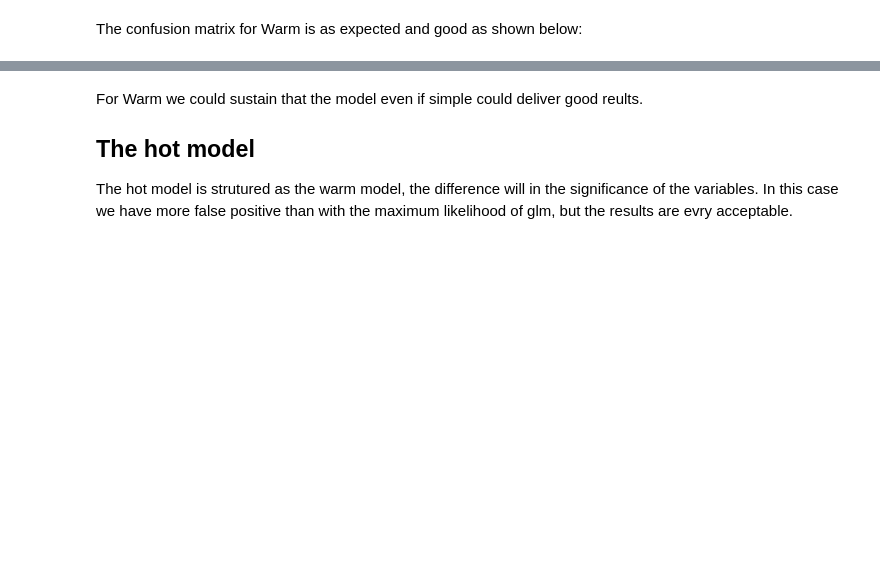
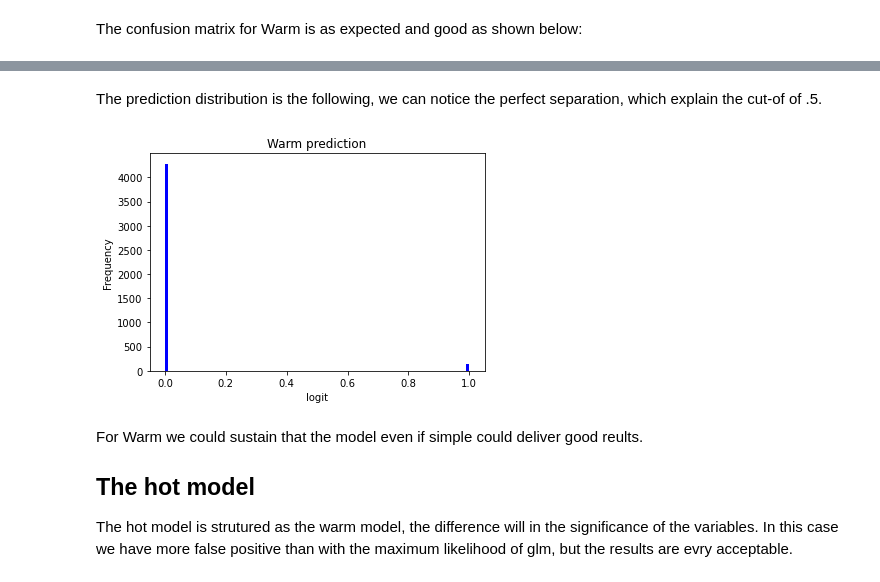
Before and after one commit to Lesaffrea/Dulux_paint, a Jupyter notebook: code/models.ipynb, the cells around one changed output, grey strips where cells are left out. Cells and saved outputs as stored; diff of their text form; code cells hidden in the pictures; blank space fills up the shorter version.

Commit message:
Add graphic models

```diff
--- a/code/models.ipynb
+++ b/code/models.ipynb
@@ -148,3 +151,12 @@ print(cnf_matrix)
+# %% [markdown]
+The prediction distribution is the following, we can notice the perfect separation, which explain the cut-of of .5.
+# %%
+dsp_tmp =plt.hist( warm_predict, bins=100, facecolor='blue', linewidth =1)
+x_note= plt.xlabel('logit')
+y_note= plt.ylabel('Frequency')
+tiitle_note =plt.title('Warm prediction')
+# %% [output]
+[figure, added]
 # %% [markdown]
 For Warm we could sustain that the model even if simple could deliver good reults.
 ## The hot model
```
Also changed, not shown: parts of 7 cells of this notebook.
